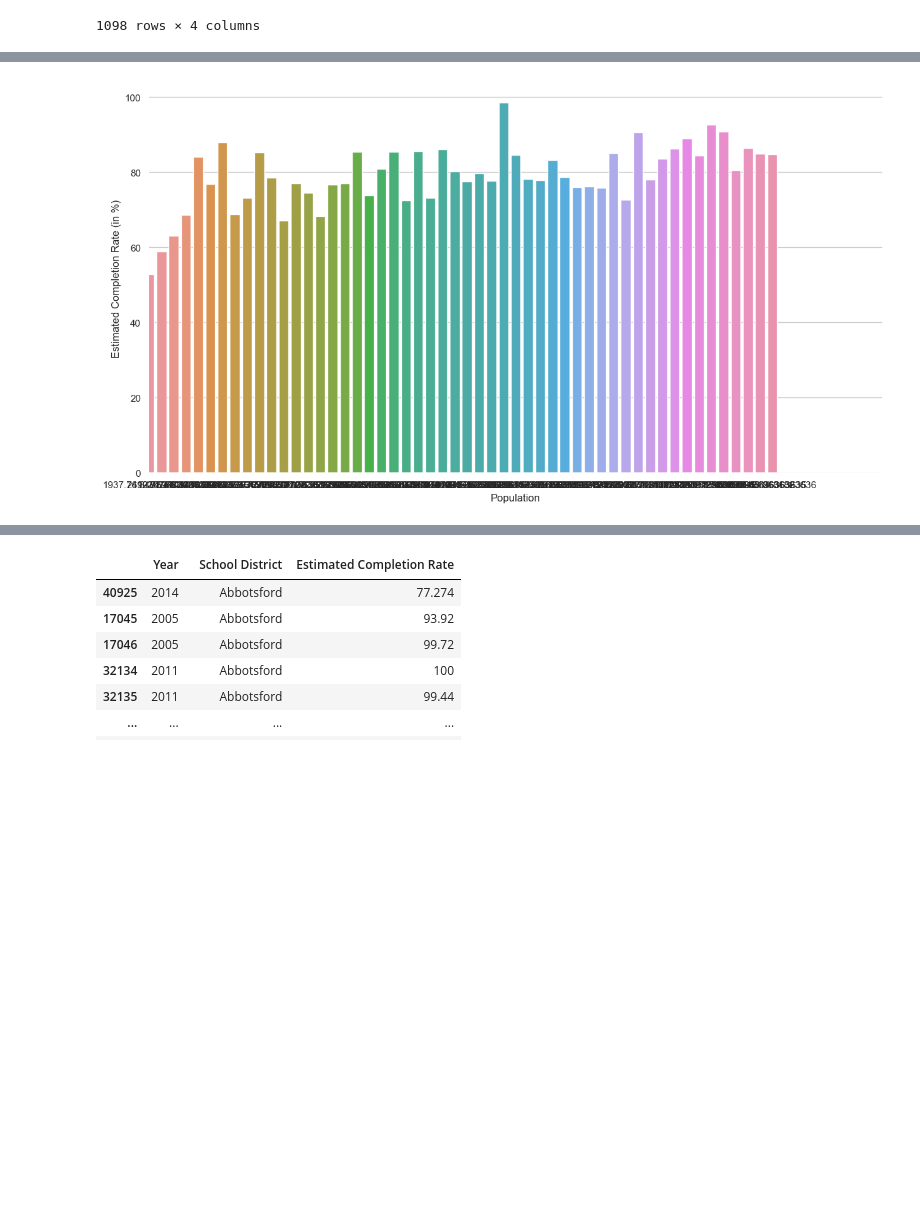
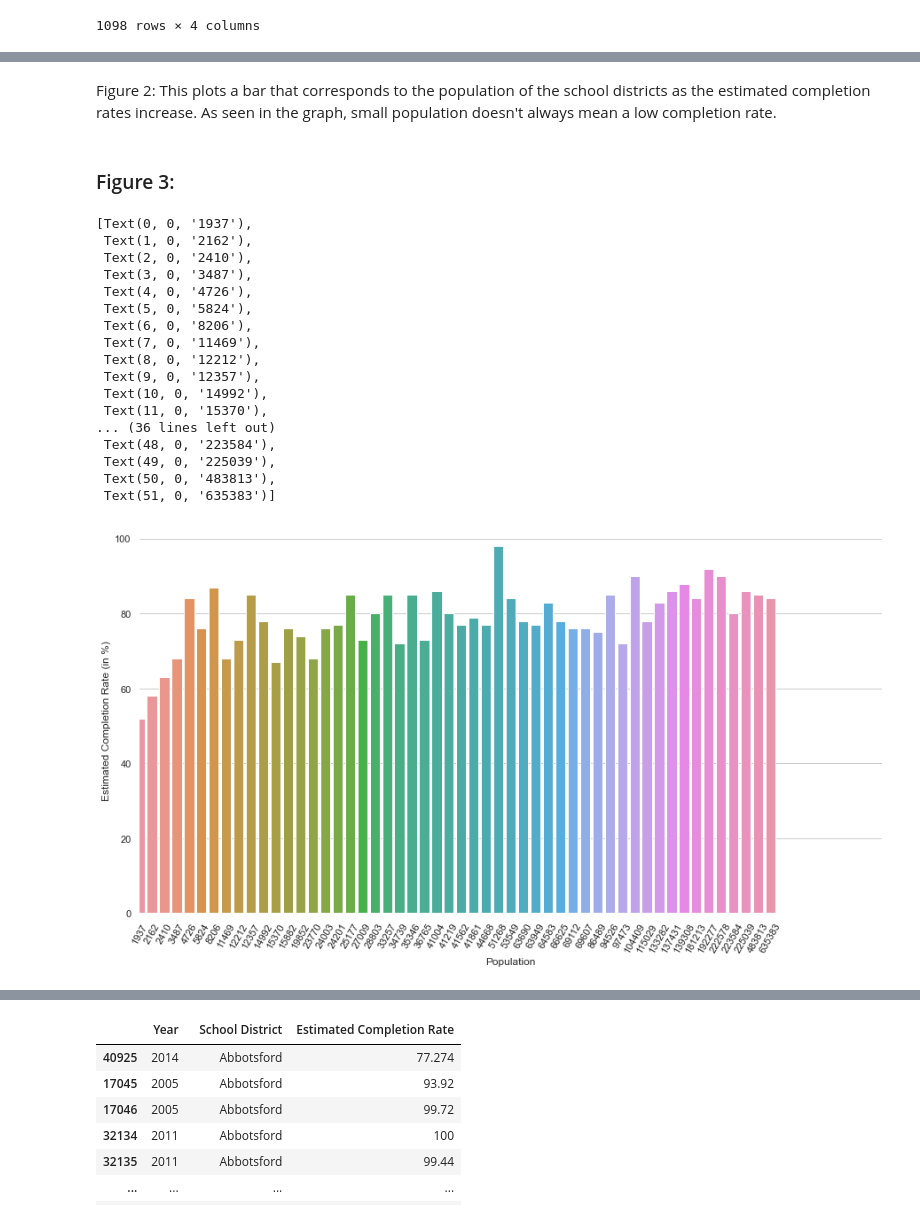
Before and after one commit to ubco-W2022T1-cosc301/project-group19, a Jupyter notebook: notebooks/analysis2.ipynb, the cells around one changed output, grey strips where cells are left out. Cells and saved outputs as stored; diff of their text form; code cells hidden in the pictures; blank space fills up the shorter version.

```diff
--- a/notebooks/analysis2.ipynb
+++ b/notebooks/analysis2.ipynb
@@ -409,6 +420,8 @@ cleanData = mypopData
 cleanData = cleanData.groupby('School District').mean()
 cleanData = cleanData.sort_values(by=['Population'], ascending=False)
 cleanData = cleanData.drop("Year", axis = 1)
+cleanData["Population"] = cleanData["Population"].astype(int)
+cleanData["Estimated Completion Rate"] = cleanData["Estimated Completion Rate"].astype(int)
 cleanData
 # %% [output]
 |  | Estimated Completion Rate | Population |
@@ -454,10 +490,32 @@ sns.despine(left=True, bottom=True)
+# %% [markdown]
+Figure 2: This plots a bar that corresponds to the population of the school districts as the estimated completion rates increase. As seen in the graph, small population doesn't always mean a low completion rate.
+# %% [markdown]
+### Figure 3:
 # %%
 sns.set_theme(style="whitegrid")
 f, ax = plt.subplots(figsize=(15, 8))
 sns.set_color_codes("pastel")
 sns.barplot(data=cleanData, x="Population", y = "Estimated Completion Rate")
 ax.set(xlim=(0, 60), ylabel="Estimated Completion Rate (in %)",
        xlabel="Population")
 sns.despine(left=True, bottom=True)
+ax.set_xticklabels(ax.get_xticklabels(), rotation=60)
 # %% [output]
+[Text(0, 0, '1937'),
+ Text(1, 0, '2162'),
+ Text(2, 0, '2410'),
+ Text(3, 0, '3487'),
+ Text(4, 0, '4726'),
+ Text(5, 0, '5824'),
+ Text(6, 0, '8206'),
+ Text(7, 0, '11469'),
+ Text(8, 0, '12212'),
+ Text(9, 0, '12357'),
+ Text(10, 0, '14992'),
+ Text(11, 0, '15370'),
+... (36 lines left out)
+ Text(48, 0, '223584'),
+ Text(49, 0, '225039'),
+ Text(50, 0, '483813'),
+ Text(51, 0, '635383')]
-[figure, old version]
+[figure, new version]
```
Also changed, not shown: parts of 60 cells of this notebook, 1 other file.
